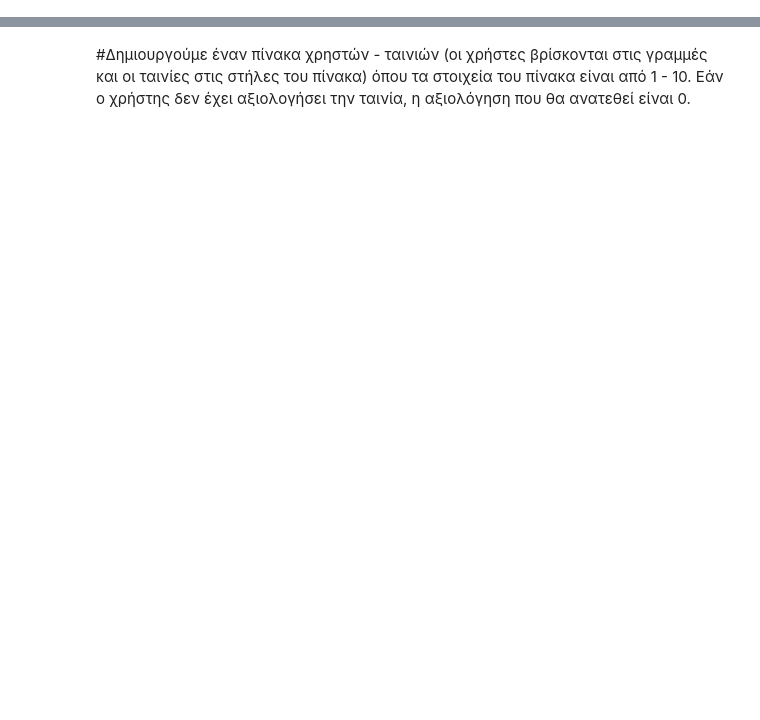
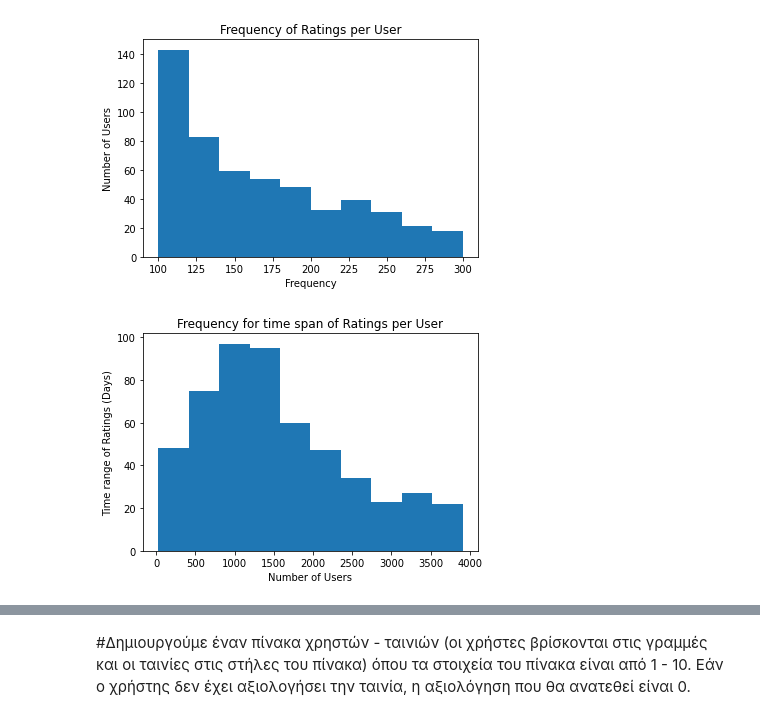
Before and after one commit to ThanosApostolou/aics-pattern-recognition, a Jupyter notebook: IMDB.ipynb, the cells around one changed output, grey strips where cells are left out. Cells and saved outputs as stored; diff of their text form; code cells hidden in the pictures; blank space fills up the shorter version.

```diff
--- a/IMDB.ipynb
+++ b/IMDB.ipynb
@@ -108,42 +120,35 @@ ratings_num_df: pd.DataFrame = create_ratings_num_df_cached(dataframe)
 # %%
-def create_ratings_span_df_cached(dataframe: pd.DataFrame) -> pd.DataFrame:
-    #Set the pickle file that will store the time span per user dataframe
-    pickle_file = os.path.join(DATAFOLDER_PATH, "ratings_span_df.pkl")
-    if os.path.exists(pickle_file):
-        ratings_span_df: pd.DataFrame = pd.read_pickle(pickle_file)
-        return ratings_span_df
-    else:
-        ratings_span_df = dataframe.groupby("User")["Date"].apply(lambda date: max(date)-min(date)).sort_values(ascending=False).reset_index(name="ratings_span")
-        ratings_span_df.to_pickle(pickle_file)
-        return ratings_span_df
-
-
-def plot_histograms(reduced_ratings_df: pd.DataFrame, minimum_ratings: int, maximum_ratings: int):
-    #Generate the frequency histogram for the number of ratings per user
-    reduced_ratings_df["ratings_num"].plot(kind='hist', title='Frequency of Ratings per User', xticks=range(minimum_ratings, maximum_ratings+1, 25))
-    plt.xlabel('Frequency')
-    plt.ylabel('Number of Users')
-    plt.show()
-
-    #Generate the frequency histogram for the time span of ratings per user
-    reduced_ratings_df["ratings_span"].plot(kind='hist', title='Frequency for time span of Ratings per User')
-    plt.xlabel('Number of Users')
-    plt.ylabel('Time range of Ratings (Days)')
-    plt.show()
-
-
-ratings_span_df = create_ratings_span_df_cached(dataframe)
-
+#Set the pickle file that will store the time span per user dataframe
+pickle_file = os.path.join(DATAFOLDER_PATH, "ratings_span_df.pkl")
+if os.path.exists(pickle_file):
+    ratings_span_df = pd.read_pickle(pickle_file)
+else:
+    ratings_span_df = dataframe.groupby("User")["Date"].apply(lambda date: max(date)-min(date)).sort_values(ascending=False).reset_index(name="ratings_span")
+    ratings_span_df.to_pickle(pickle_file)
 #Create a new ratings dataframe by joining the previously defined dataframe
 ratings_df = ratings_num_df.join(ratings_span_df.set_index("User"),on="User")
 ratings_df["ratings_span"]=ratings_df["ratings_span"].dt.days
 #Set the threshold values for the minimum and maximum number of Ratings per user
 minimum_ratings = 100
 maximum_ratings = 300
 #Discard all users that do not pertain to the previous range of ratings
 reduced_ratings_df = ratings_df.loc[(ratings_df["ratings_num"] >= minimum_ratings) & (ratings_df["ratings_num"] <= maximum_ratings)]
 
-plot_histograms(reduced_ratings_df, minimum_ratings, maximum_ratings)
+#Generate the frequency histogram for the number of ratings per user
+reduced_ratings_df["ratings_num"].plot(kind='hist', title='Frequency of Ratings per User', xticks=range(minimum_ratings, maximum_ratings+1, 25))
+plt.xlabel('Frequency')
+plt.ylabel('Number of Users')
+
+plt.show()
+#Generate the frequency histogram for the time span of ratings per user
+reduced_ratings_df["ratings_span"].plot(kind='hist', title='Frequency for time span of Ratings per User')
+plt.xlabel('Number of Users')
+plt.ylabel('Time range of Ratings (Days)')
+
+plt.show()
+# %% [output]
+[figure, added]
+[figure, added]
 # %%
 #Get the final dataframe by excluding all users whose ratings fall outside the prespecified range
 final_df = dataframe.loc[dataframe["User"].isin(reduced_ratings_df["User"])].reset_index()
```
Also changed, not shown: parts of 33 cells of this notebook.
